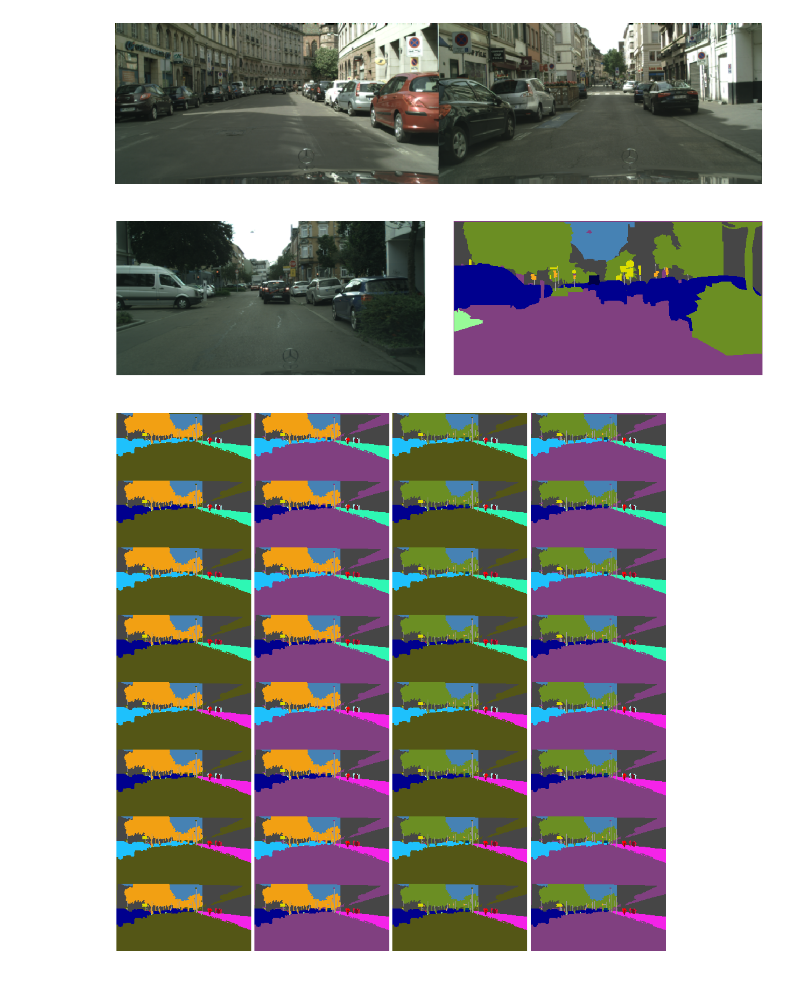
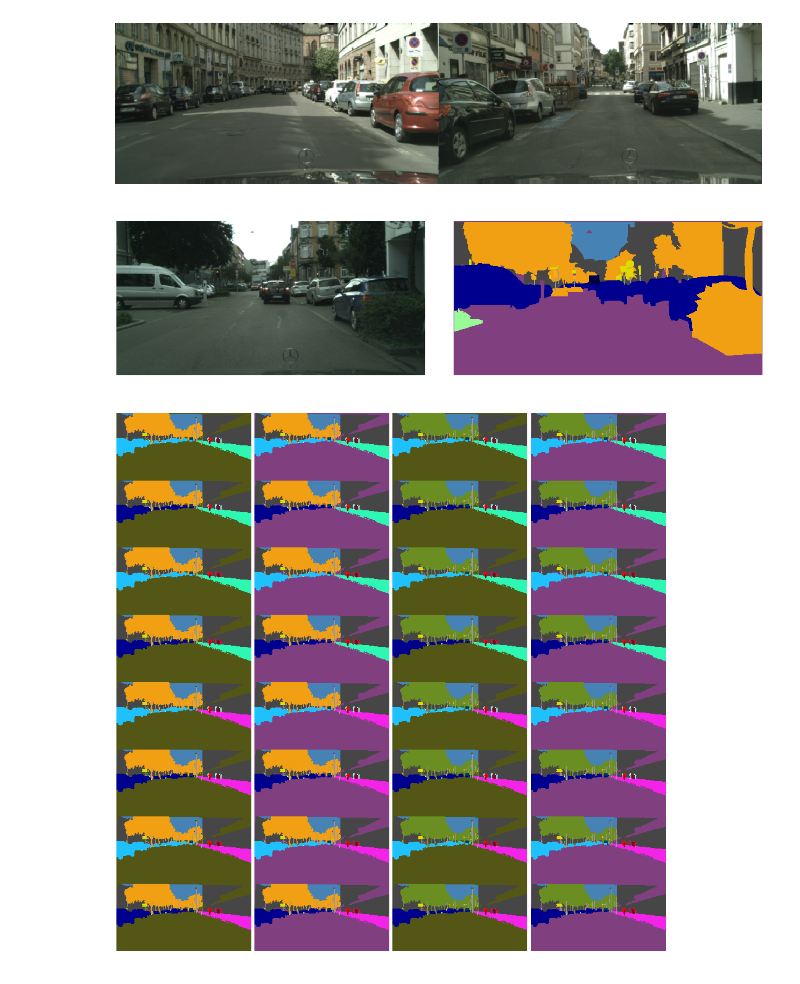
Before and after one commit to EkaterinaGlazkova/ProbabilisticUnet, a Jupyter notebook: Visualizations.ipynb, the cells around one changed output. Drawn from its saved outputs; the diff is of its cells as text; code cells hidden in the pictures.

Commit message:
added sampling variants to train

```diff
--- a/Visualizations.ipynb
+++ b/Visualizations.ipynb
@@ -34,7 +34,8 @@ img_transform_func = transforms.Compose([
 labels_transform_func = transforms.Compose([
                     transforms.Resize((256, 512), interpolation = PIL.Image.NEAREST),
                     transforms.Lambda(lambda x: id_to_train_id[x]),
-                    transforms.ToTensor()
+                    transforms.ToTensor(),
+                    get_segmentation_variant
                     #transforms.Lambda(lambda x: x*255) #better way?
 
                 ])
@@ -98,10 +75,12 @@ Dataset Cityscapes
 visualization_utils.show_dataset_random_examples(train_dataset, 2)
 # %% [output]
 [figure]
+# %%
+visualization_utils.show_item(train_dataset, 345)
+# %% [output]
+[figure, added]
 # %%
 visualization_utils.show_item(train_dataset, 345)
-# %% [output]
-[figure, removed]
 # %%
 s = train_dataset[125][1].squeeze()
 # %%
```
Also changed, not shown: parts of 12 cells of this notebook, 4 other files.
